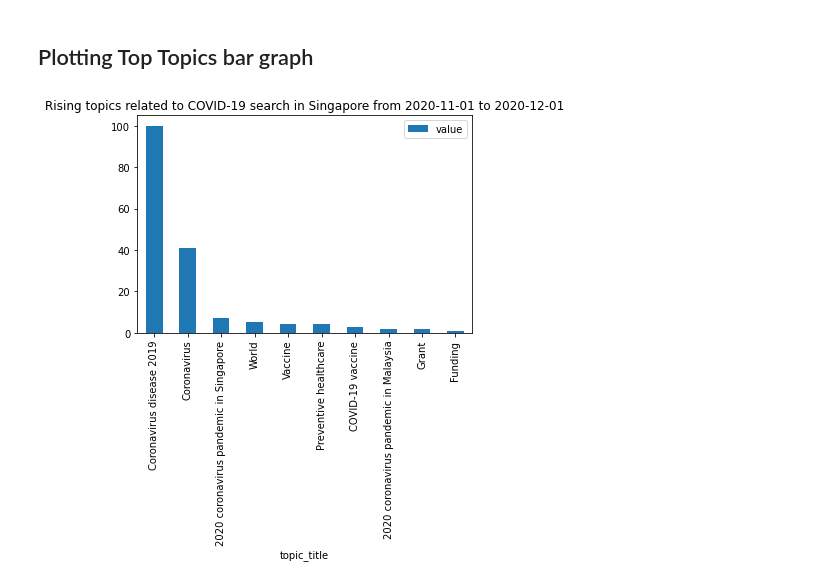
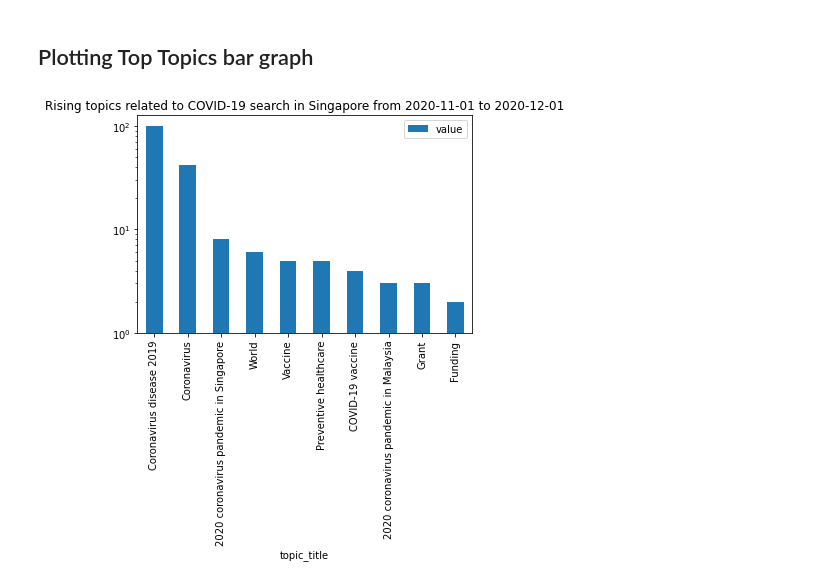
Before and after one commit to CJianYu98/Covid-19-Singapore-Analysis, a Jupyter notebook: Analysis/Google Trends/trends.ipynb, the cells around one changed output. Drawn from its saved outputs; the diff is of its cells as text; code cells hidden in the pictures.

```diff
--- a/Analysis/Google Trends/trends.ipynb
+++ b/Analysis/Google Trends/trends.ipynb
@@ -93,8 +92,8 @@ fig.show()
 # %% [markdown]
 ## Plotting Top Topics bar graph
 # %%
-related_topics['covid-19']['top'].plot.bar(x="topic_title", y="value", log=False, title="Rising topics related to COVID-19 search in Singapore from 2020-11-01 to 2020-12-01")
+related_topics['covid-19']['top'].plot.bar(x="topic_title", y="value", log=True, title="Rising topics related to COVID-19 search in Singapore from 2020-11-01 to 2020-12-01")
 
 plt.show(block=True)
 # %% [output]
-[figure, old version]
+[figure, new version]
```
Also changed, not shown: parts of 9 cells of this notebook, 5 other files.
